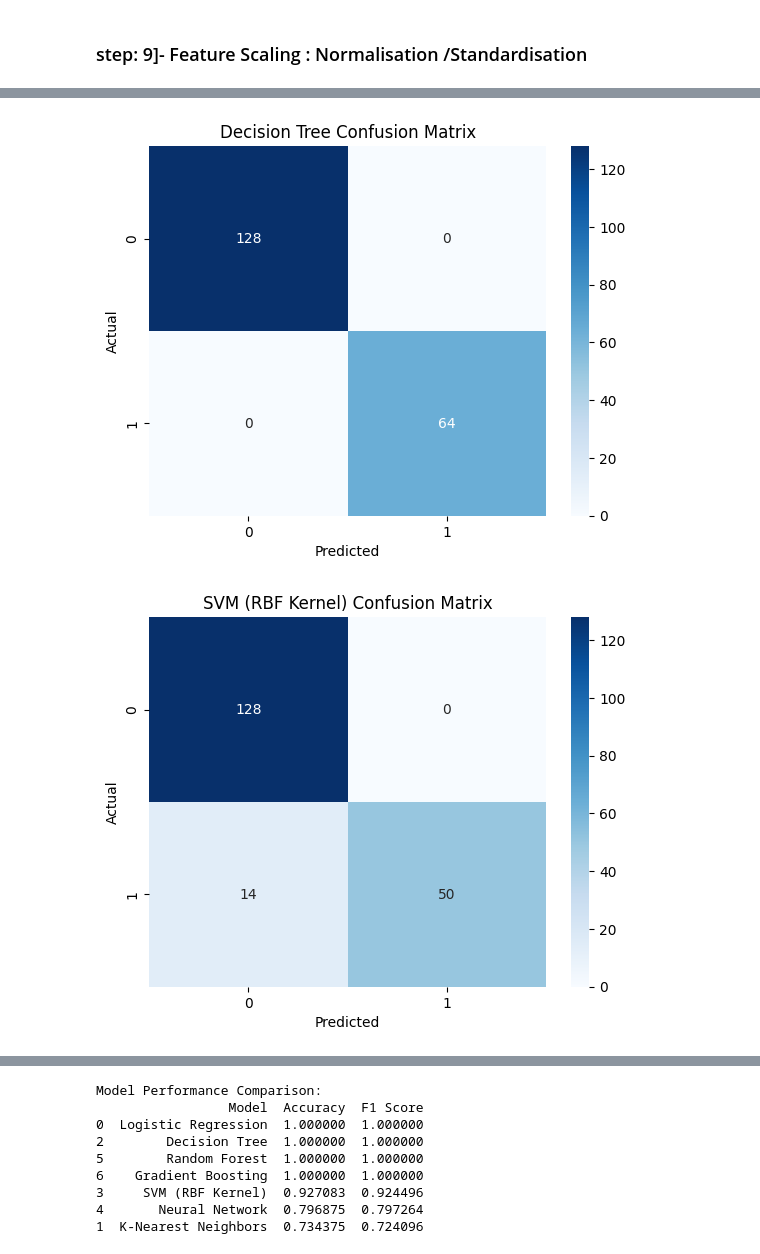
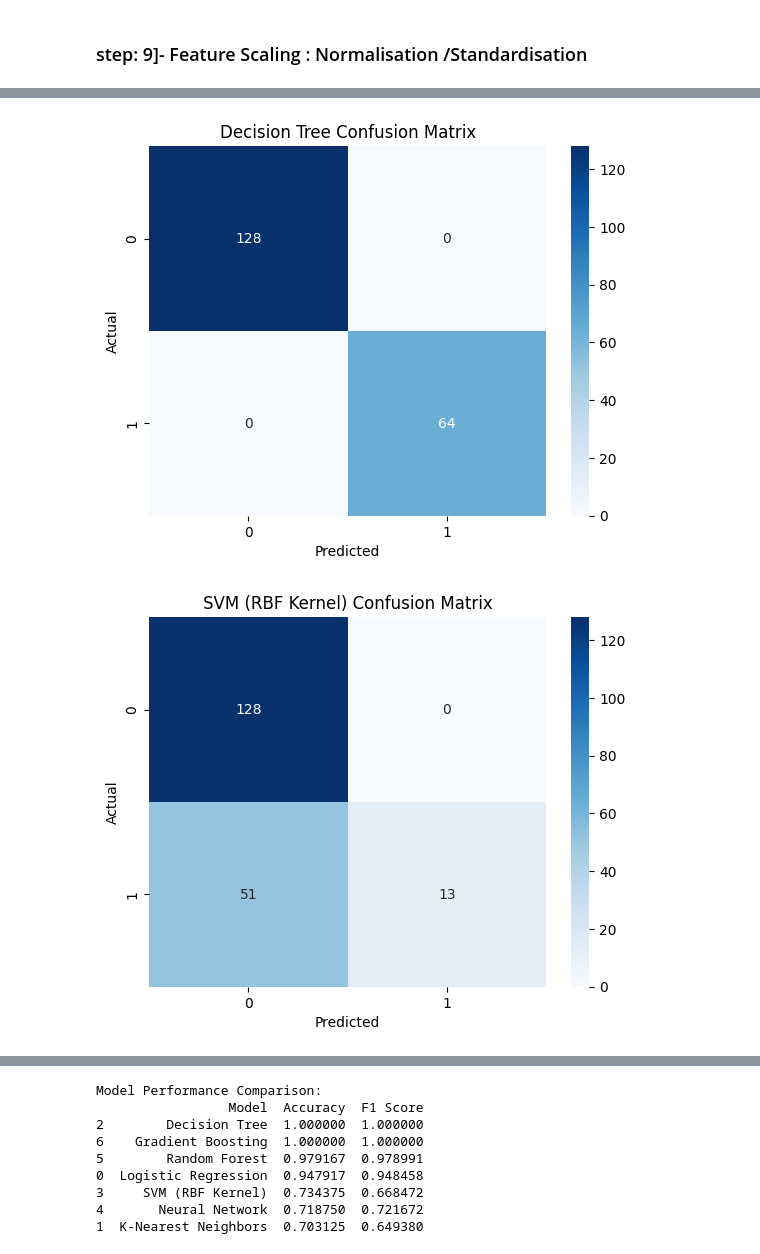
Before and after one commit to cmach99/Diabetes-Predictor, a Jupyter notebook: Diabetes Notebook.ipynb, the cells around one changed output, grey strips where cells are left out. Saved outputs shown, nothing was run; the diff lists cells and outputs as text; code cells hidden in the pictures.

```diff
--- a/Diabetes Notebook.ipynb
+++ b/Diabetes Notebook.ipynb
@@ -271,9 +266,13 @@ Name: Outcome, dtype: int64
 <h3>step:8]- Encoding of Categorical data</h3>
 # %%
 #One-hot encode the 'CLASS' column
-genOneHot = pd.get_dummies(diabetes,columns= diabetes.select_dtypes(include='number').columns  )#columns =['CLASS'])
+genOneHot = pd.get_dummies(diabetes,columns= diabetes.select_dtypes(include='number').columns, drop_first=True  )#columns =['CLASS'])
 #Concatenate the new columns to the original dataframe
 diabetes = pd.concat([diabetes, genOneHot], axis=1)
+
+ # Encoding
+lab = LabelEncoder()
+diabetes['Outcome'] = lab.fit_transform(diabetes['Outcome'])
 # %% [markdown]
 <h3> step: 9]- Feature Scaling : Normalisation /Standardisation </h3>
 # %%
@@ -308,7 +307,7 @@ def trainTestSplit(diabetes):
 X_train, X_test, y_train, y_test = trainTestSplit(diabetes)
 
 tmodels = {
-    'Logistic Regression': LogisticRegression(max_iter=1000),
+    'Logistic Regression': LogisticRegression(class_weight='balanced', solver='liblinear',max_iter=1000),
     'K-Nearest Neighbors': KNeighborsClassifier(),
     'Decision Tree': DecisionTreeClassifier(random_state=42),
     'SVM (RBF Kernel)': SVC(random_state=42),
@@ -324,7 +323,7 @@ for name, model in tmodels.items():
     y_pred = model.predict(X_test)
 
     accuracy = accuracy_score(y_test, y_pred)
-    f1 = f1_score(y_test, y_pred, average='weighted')  # Updated averaging method
+    f1 = f1_score(y_test, y_pred, average='weighted', zero_division=1, )  # Updated averaging method
     cm = confusion_matrix(y_test, y_pred)
 
     results.append({
@@ -352,2 +351,2 @@ print(results_df)
 [figure]
-[figure, old version]
+[figure, new version]
@@ -356,10 +355,10 @@ print(results_df)
 [figure]
 Model Performance Comparison:
                  Model  Accuracy  F1 Score
-0  Logistic Regression  1.000000  1.000000
 2        Decision Tree  1.000000  1.000000
-5        Random Forest  1.000000  1.000000
 6    Gradient Boosting  1.000000  1.000000
-3     SVM (RBF Kernel)  0.927083  0.924496
-4       Neural Network  0.796875  0.797264
-1  K-Nearest Neighbors  0.734375  0.724096
+5        Random Forest  0.979167  0.978991
+0  Logistic Regression  0.947917  0.948458
+3     SVM (RBF Kernel)  0.734375  0.668472
+4       Neural Network  0.718750  0.721672
+1  K-Nearest Neighbors  0.703125  0.649380
```
Also changed, not shown: parts of 3 cells of this notebook.
